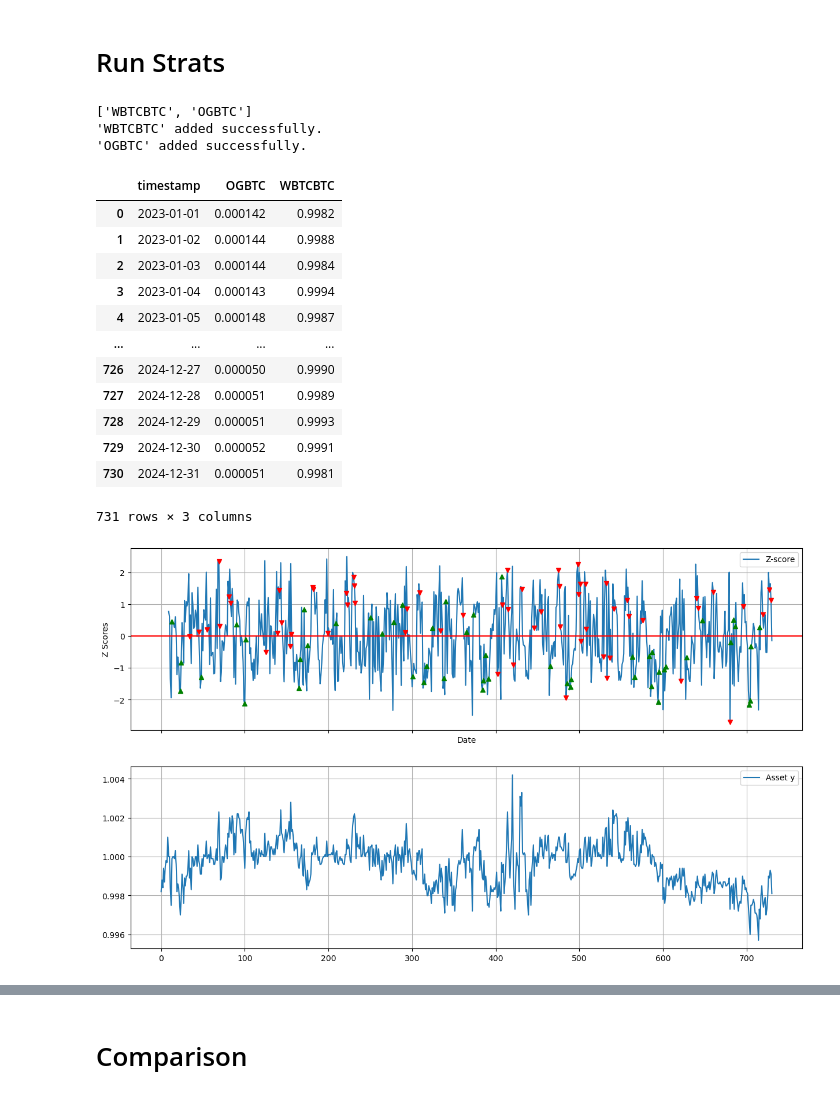
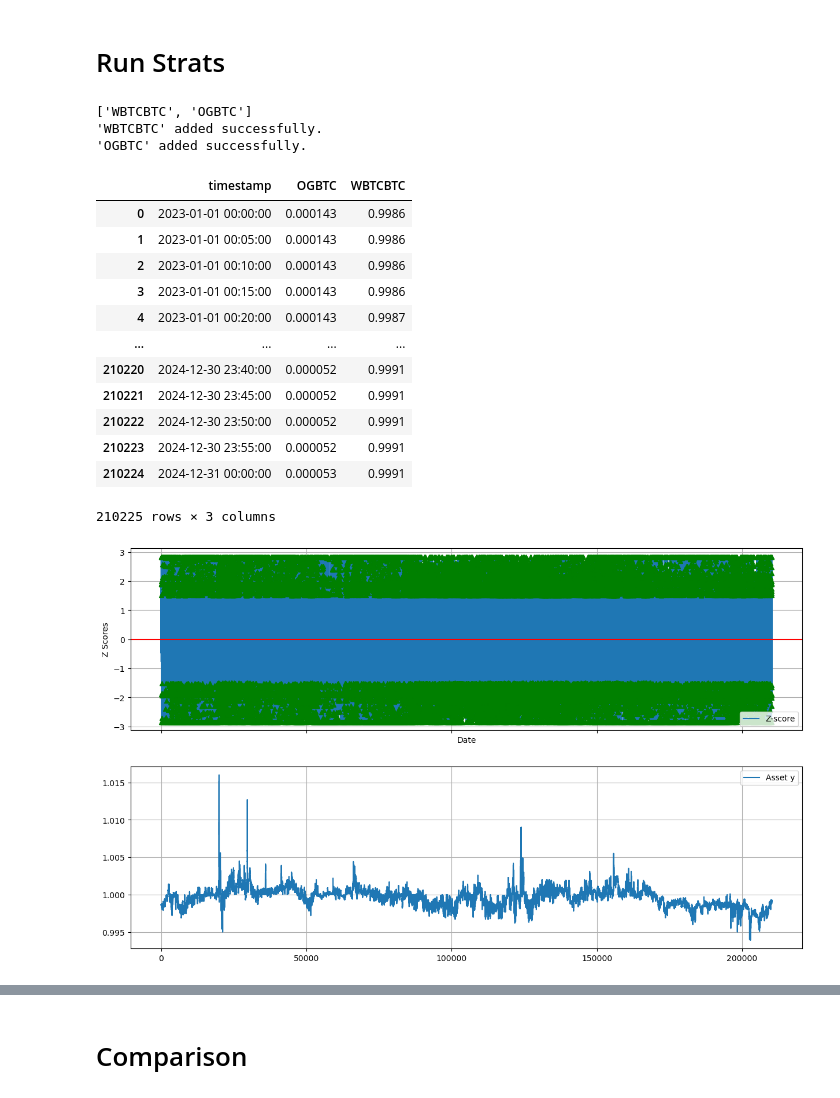
Before and after one commit to saltedpotato/qf635-microstructure-project, a Jupyter notebook: test_strats.ipynb, the cells around one changed output, grey strips where cells are left out. Saved outputs shown, nothing was run; the diff lists cells and outputs as text; code cells hidden in the pictures.

```diff
--- a/test_strats.ipynb
+++ b/test_strats.ipynb
@@ -31,7 +31,7 @@ for t in test_pairs:
 price_fetcher = BinancePriceFetcher(symbol_manager.get_symbols())
 # Fetch pair historical price
 pair_portfolio = price_fetcher.get_grp_historical_ohlcv(
-        interval="1d",
+        interval="5m",
         start_date="2023-01-01",
         end_date="2024-12-31"
     )
@@ -42,15 +42,15 @@ pair_portfolio
 'WBTCBTC' added successfully.
 'OGBTC' added successfully.
 |  | timestamp | OGBTC | WBTCBTC |
-| 0 | 2023-01-01 | 0.000142 | 0.9982 |
-| 1 | 2023-01-02 | 0.000144 | 0.9988 |
-| 2 | 2023-01-03 | 0.000144 | 0.9984 |
-| 3 | 2023-01-04 | 0.000143 | 0.9994 |
-| 4 | 2023-01-05 | 0.000148 | 0.9987 |
+| 0 | 2023-01-01 00:00:00 | 0.000143 | 0.9986 |
+| 1 | 2023-01-01 00:05:00 | 0.000143 | 0.9986 |
+| 2 | 2023-01-01 00:10:00 | 0.000143 | 0.9986 |
+| 3 | 2023-01-01 00:15:00 | 0.000143 | 0.9986 |
+| 4 | 2023-01-01 00:20:00 | 0.000143 | 0.9987 |
 | ... | ... | ... | ... |
-| 726 | 2024-12-27 | 0.000050 | 0.9990 |
-| 727 | 2024-12-28 | 0.000051 | 0.9989 |
-| 728 | 2024-12-29 | 0.000051 | 0.9993 |
-| 729 | 2024-12-30 | 0.000052 | 0.9991 |
-| 730 | 2024-12-31 | 0.000051 | 0.9981 |
+| 210220 | 2024-12-30 23:40:00 | 0.000052 | 0.9991 |
+| 210221 | 2024-12-30 23:45:00 | 0.000052 | 0.9991 |
+| 210222 | 2024-12-30 23:50:00 | 0.000052 | 0.9991 |
+| 210223 | 2024-12-30 23:55:00 | 0.000052 | 0.9991 |
+| 210224 | 2024-12-31 00:00:00 | 0.000053 | 0.9991 |
-731 rows × 3 columns
+210225 rows × 3 columns
@@ -57,7 +195,7 @@ pair_portfolio
 # %%
 weights = np.array([1/len(test_pairs) for i in range(len(test_pairs))])
 model = pair_trading(pair_portfolio.copy(), weights)
-spread = model.generate_signals(lookback=10, threshold=1.5)
+spread = model.generate_signals(lookback=10, execute_threshold=1.5, close_threshold=0.5)
 model.plot_signals(test_pairs[0])
 # %% [output]
-[figure, old version]
+[figure, new version]
```
Also changed, not shown: parts of 7 cells of this notebook, 2 other files.
